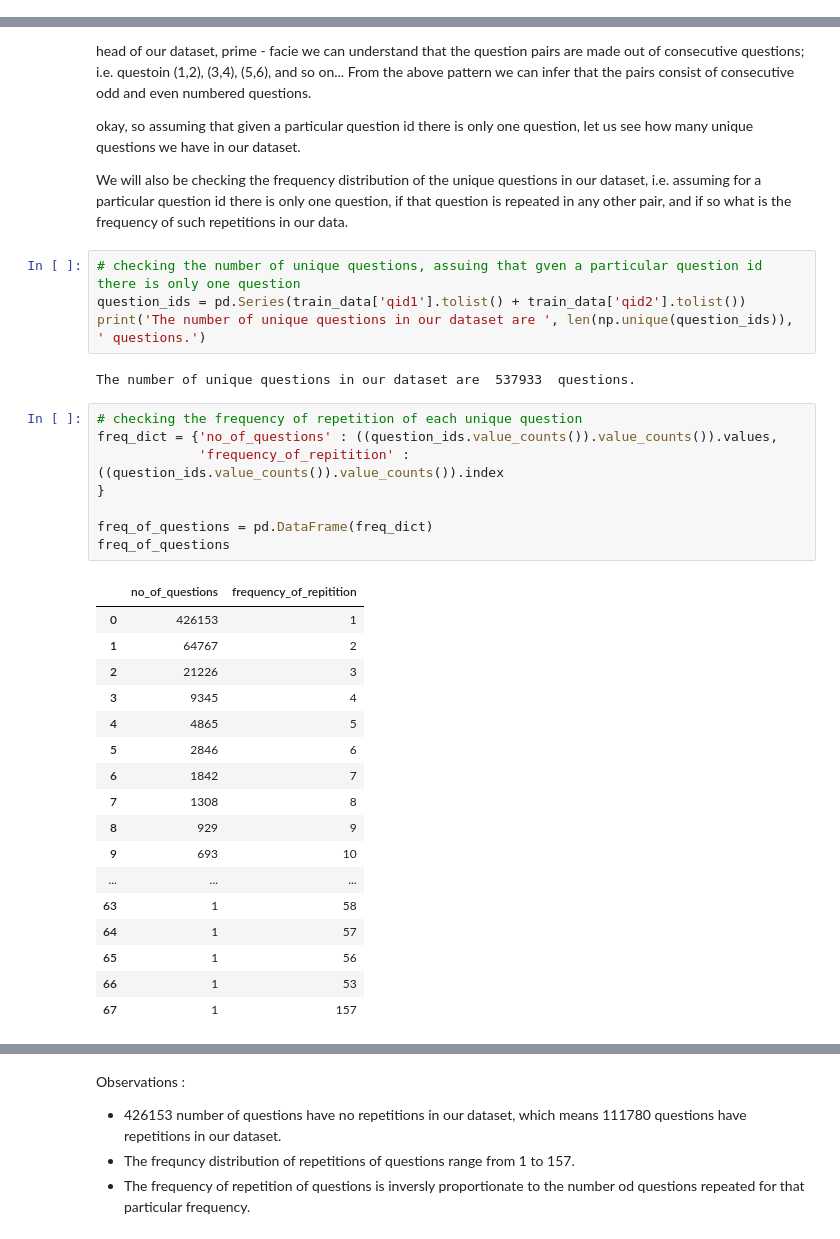
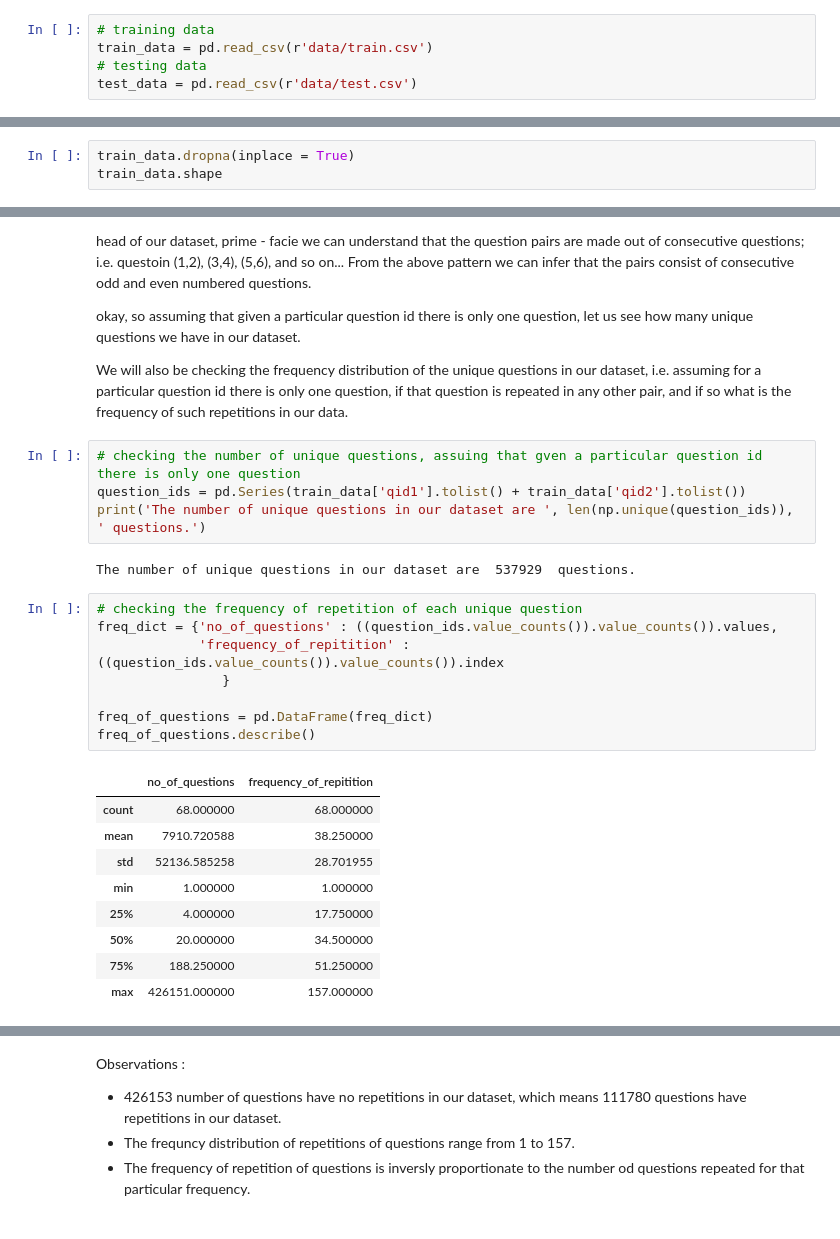
Before and after one commit to Titashmkhrj/Quora-question-pair-similarity-detection, a Jupyter notebook: modelling_questions.ipynb, the cells around one changed output, grey strips where cells are left out. Drawn from its saved outputs; the diff is of its cells as text.

```diff
--- a/modelling_questions.ipynb
+++ b/modelling_questions.ipynb
@@ -43 +41,6 @@ train_data = pd.read_csv(r'/content/drive/My Drive/Projects/Quora_question_pair_
+# %%
+# training data
+train_data = pd.read_csv(r'data/train.csv')
+# testing data
+test_data = pd.read_csv(r'data/test.csv')
 # %%
@@ -80,0 +110,3 @@ dtype: object
+# %%
+train_data.dropna(inplace = True)
+train_data.shape
@@ -115,30 +201,22 @@ We will also be checking the frequency distribution of the unique questions in o
 question_ids = pd.Series(train_data['qid1'].tolist() + train_data['qid2'].tolist())
 print('The number of unique questions in our dataset are ', len(np.unique(question_ids)), ' questions.')
 # %% [output]
-The number of unique questions in our dataset are  537933  questions.
+The number of unique questions in our dataset are  537929  questions.
 # %%
 # checking the frequency of repetition of each unique question
 freq_dict = {'no_of_questions' : ((question_ids.value_counts()).value_counts()).values,
              'frequency_of_repitition' : ((question_ids.value_counts()).value_counts()).index
-}
+                }
 
 freq_of_questions = pd.DataFrame(freq_dict)
-freq_of_questions
+freq_of_questions.describe()
 # %% [output]
 |  | no_of_questions | frequency_of_repitition |
-| 0 | 426153 | 1 |
-| 1 | 64767 | 2 |
-| 2 | 21226 | 3 |
-| 3 | 9345 | 4 |
-| 4 | 4865 | 5 |
-| 5 | 2846 | 6 |
-| 6 | 1842 | 7 |
-| 7 | 1308 | 8 |
-| 8 | 929 | 9 |
-| 9 | 693 | 10 |
-| ... | ... | ... |
-| 63 | 1 | 58 |
-| 64 | 1 | 57 |
-| 65 | 1 | 56 |
-| 66 | 1 | 53 |
-| 67 | 1 | 157 |
+| count | 68.000000 | 68.000000 |
+| mean | 7910.720588 | 38.250000 |
+| std | 52136.585258 | 28.701955 |
+| min | 1.000000 | 1.000000 |
+| 25% | 4.000000 | 17.750000 |
+| 50% | 20.000000 | 34.500000 |
+| 75% | 188.250000 | 51.250000 |
+| max | 426151.000000 | 157.000000 |
```
Also changed, not shown: parts of 23 cells of this notebook.
